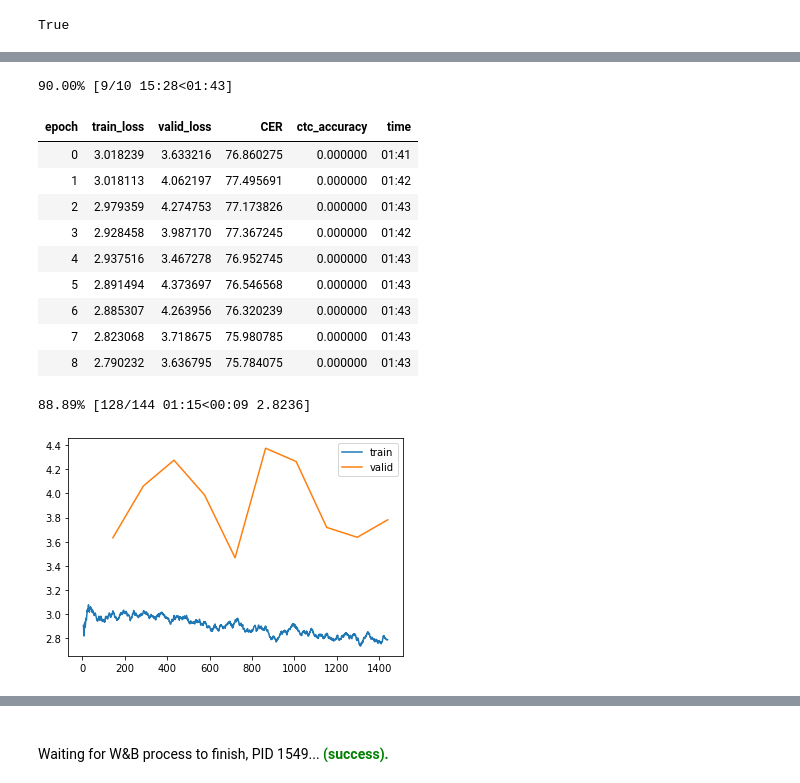
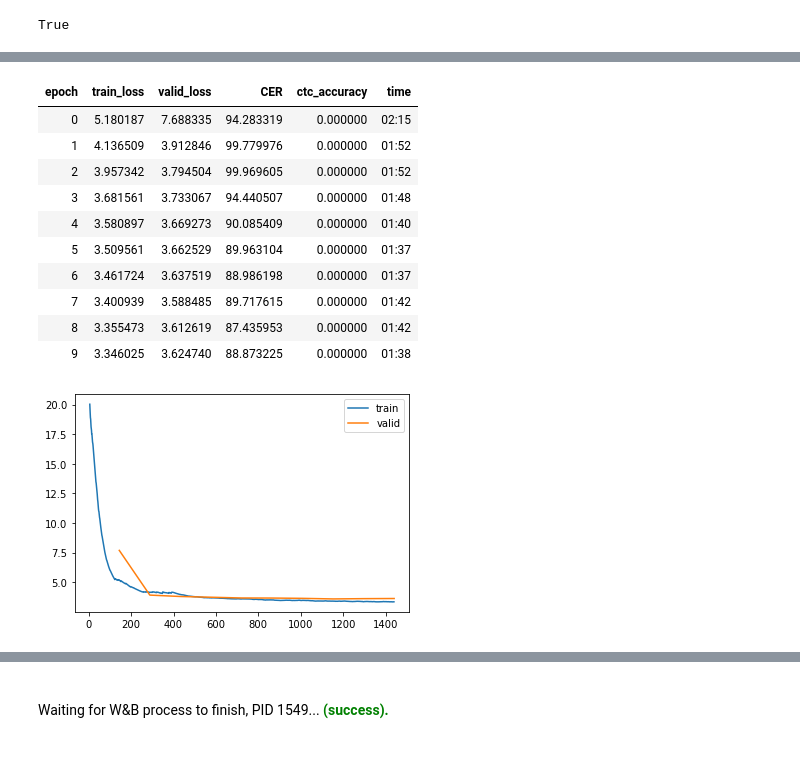
Before and after one commit to mizoru/pronunciation-trainer, a Jupyter notebook: training-QuartzNet.ipynb, the cells around one changed output, grey strips where cells are left out. Cells and saved outputs as stored; diff of their text form; code cells hidden in the pictures; blank space fills up the shorter version.

```diff
--- a/training-QuartzNet.ipynb
+++ b/training-QuartzNet.ipynb
@@ -303,13 +303,13 @@ gc.collect(), torch.cuda.empty_cache()
 #     def forward(self, x):
 #         return self.model(x)
 # %%
-# model = nn.Sequential(*load_quartznet_checkpoint(QuartznetCheckpoint.QuartzNet15x5Base_En))
+model = nn.Sequential(*load_quartznet_checkpoint(QuartznetCheckpoint.QuartzNet15x5Base_En))
 # %% [output]
 {'filters': [256, 256, 256, 256, 256, 256, 512, 512, 512, 512, 512, 512, 512, 512, 512], 'kernel_sizes': [33, 33, 33, 39, 39, 39, 51, 51, 51, 63, 63, 63, 75, 75, 75]} {'sample_rate': 16000, 'n_window_ ...
 [' ', 'a', 'b', 'c', 'd', 'e', 'f', 'g', 'h', 'i', 'j', 'k', 'l', 'm', 'n', 'o', 'p', 'q', 'r', 's', 't', 'u', 'v', 'w', 'x', 'y', 'z', "'"]
 # %%
-model = nn.Sequential(load_quartznet_checkpoint(QuartznetCheckpoint.QuartzNet15x5Base_En)[0],
-                      conv1d_decoder(1024, len(vocab)))
+# model = nn.Sequential(load_quartznet_checkpoint(QuartznetCheckpoint.QuartzNet15x5Base_En)[0],
+#                       conv1d_decoder(1024, len(vocab)))
 # %% [output]
 {'filters': [256, 256, 256, 256, 256, 256, 512, 512, 512, 512, 512, 512, 512, 512, 512], 'kernel_sizes': [33, 33, 33, 39, 39, 39, 51, 51, 51, 63, 63, 63, 75, 75, 75]} {'sample_rate': 16000, 'n_window_ ...
 [' ', 'a', 'b', 'c', 'd', 'e', 'f', 'g', 'h', 'i', 'j', 'k', 'l', 'm', 'n', 'o', 'p', 'q', 'r', 's', 't', 'u', 'v', 'w', 'x', 'y', 'z', "'"]
@@ -392,6 +452,6 @@ Syncing run pretrained-quartz_5x3 to Weights & Biases (docs).
 <wandb.sdk.wandb_run.Run at 0x...>
 # %%
-learn = Learner(dls, model, loss_func=ctc_loss_no_lens, metrics = [CER, ctc_accuracy])
+learn = Learner(dls, model, loss_func=ctc_loss_no_lens, metrics = [CER, ctc_accuracy], wd=0.)
              # cbs=[WandbCallback()])#, SaveModelCallback(fname='thunder-QuartzNet_5x3-6')])
 # %%
 learn.freeze()
@@ -402,22 +464,21 @@ learn.lr_find()
 # %%
-learn.fit_one_cycle(10, 1e-4)
+learn.fit_one_cycle(10, 5e-4)
 # %% [output]
-90.00% [9/10 15:28<01:43]
 | epoch | train_loss | valid_loss | CER | ctc_accuracy | time |
-| 0 | 3.018239 | 3.633216 | 76.860275 | 0.000000 | 01:41 |
-| 1 | 3.018113 | 4.062197 | 77.495691 | 0.000000 | 01:42 |
-| 2 | 2.979359 | 4.274753 | 77.173826 | 0.000000 | 01:43 |
-| 3 | 2.928458 | 3.987170 | 77.367245 | 0.000000 | 01:42 |
-| 4 | 2.937516 | 3.467278 | 76.952745 | 0.000000 | 01:43 |
-| 5 | 2.891494 | 4.373697 | 76.546568 | 0.000000 | 01:43 |
-| 6 | 2.885307 | 4.263956 | 76.320239 | 0.000000 | 01:43 |
-| 7 | 2.823068 | 3.718675 | 75.980785 | 0.000000 | 01:43 |
-| 8 | 2.790232 | 3.636795 | 75.784075 | 0.000000 | 01:43 |
+| 0 | 5.180187 | 7.688335 | 94.283319 | 0.000000 | 02:15 |
+| 1 | 4.136509 | 3.912846 | 99.779976 | 0.000000 | 01:52 |
+| 2 | 3.957342 | 3.794504 | 99.969605 | 0.000000 | 01:52 |
+| 3 | 3.681561 | 3.733067 | 94.440507 | 0.000000 | 01:48 |
+| 4 | 3.580897 | 3.669273 | 90.085409 | 0.000000 | 01:40 |
+| 5 | 3.509561 | 3.662529 | 89.963104 | 0.000000 | 01:37 |
+| 6 | 3.461724 | 3.637519 | 88.986198 | 0.000000 | 01:37 |
+| 7 | 3.400939 | 3.588485 | 89.717615 | 0.000000 | 01:42 |
+| 8 | 3.355473 | 3.612619 | 87.435953 | 0.000000 | 01:42 |
+| 9 | 3.346025 | 3.624740 | 88.873225 | 0.000000 | 01:38 |
-88.89% [128/144 01:15<00:09 2.8236]
 # %%
 learn.recorder.plot_loss()
 # %% [output]
-[figure, old version]
+[figure, new version]
 # %%
 learn.lr_find()
 # %% [output]
```
Also changed, not shown: parts of 26 cells of this notebook.
